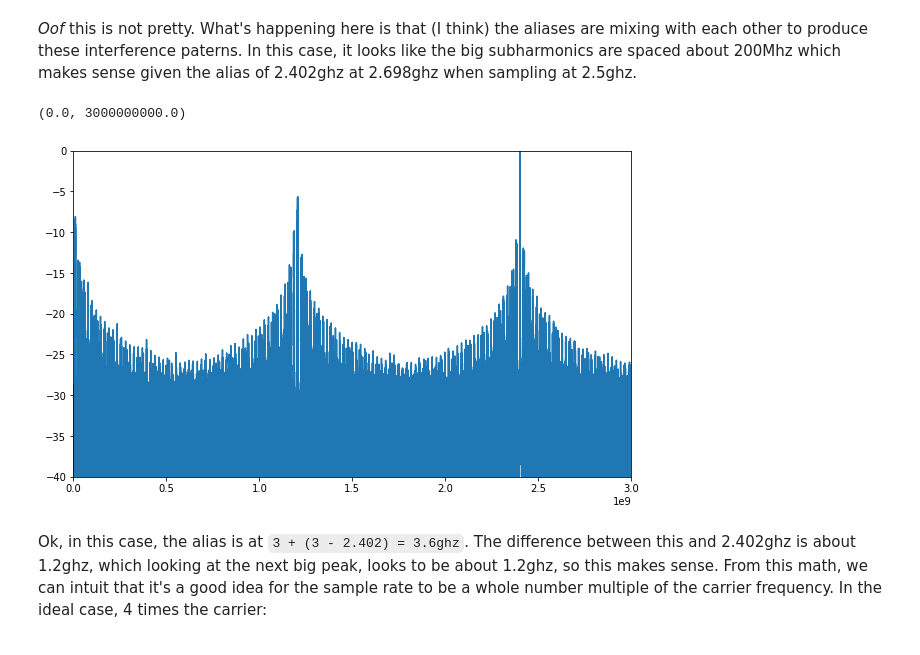
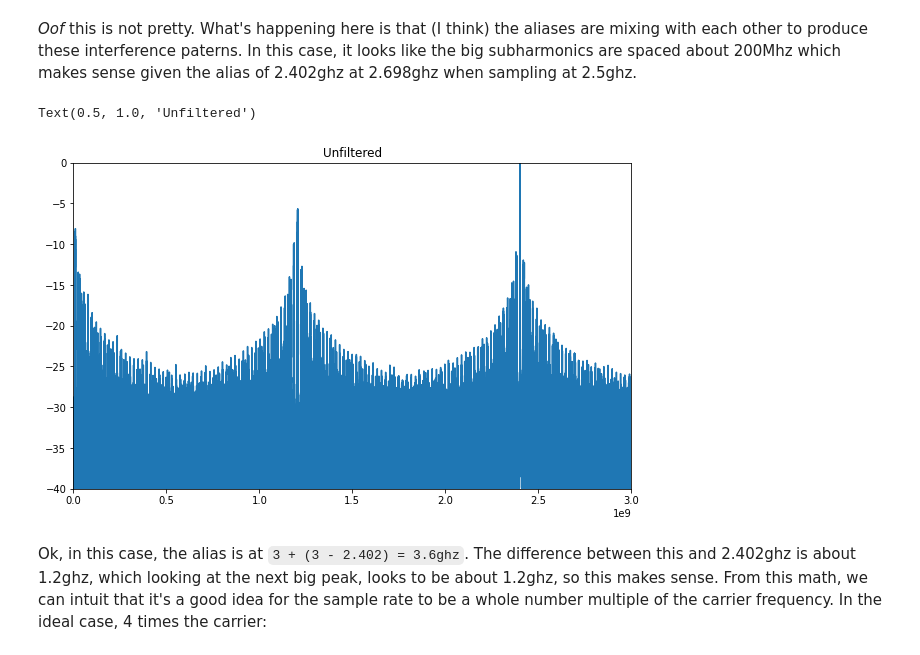
Before and after one commit to newhouseb/onebitbt, a Jupyter notebook: research/Transmission.ipynb, the cells around one changed output. Cells and saved outputs as stored; diff of their text form; code cells hidden in the pictures.

```diff
--- a/research/Transmission.ipynb
+++ b/research/Transmission.ipynb
@@ -101,20 +101,21 @@ _Oof_ this is not pretty. What's happening here is that (I think) the aliases ar
 # %%
 sample_rate = 6e9
 
 modulated_6g = modulated = np.sign(modulate_gmsk(prbs9(), sample_rate=sample_rate))
 
 fftm = np.abs(fft(modulated))
 fftm = fftm/np.max(fftm)
 
 fftbins = fftfreq(len(modulated), 1/sample_rate)
 
 plt.figure(figsize=(10,6))
 plt.plot(fftbins, 10*np.log10(fftm))
 plt.gca().set_ylim(-40, 0)
 plt.gca().set_xlim(0, 3e9)
+plt.title("Unfiltered")
 # %% [output]
-(0.0, 3000000000.0)
+Text(0.5, 1.0, 'Unfiltered')
-[figure, old version]
+[figure, new version]
 # %% [markdown]
 Ok, in this case, the alias is at `3 + (3 - 2.402) = 3.6ghz`. The difference between this and 2.402ghz is about 1.2ghz, which looking at the next big peak, looks to be about 1.2ghz, so this makes sense. From this math, we can intuit that it's a good idea for the sample rate to be a whole number multiple of the carrier frequency. In the ideal case, 4 times the carrier:
 # %%
```
Also changed, not shown: parts of 6 cells of this notebook, 1 other file.
